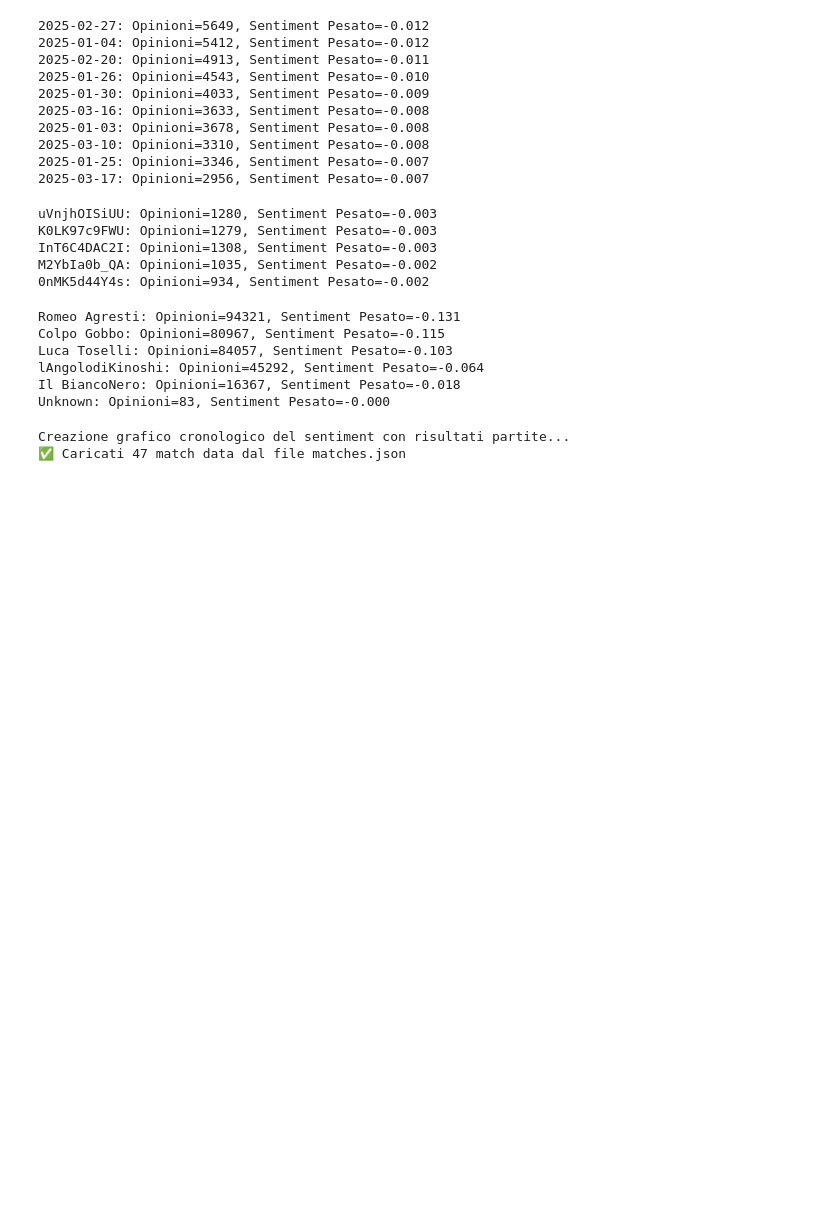
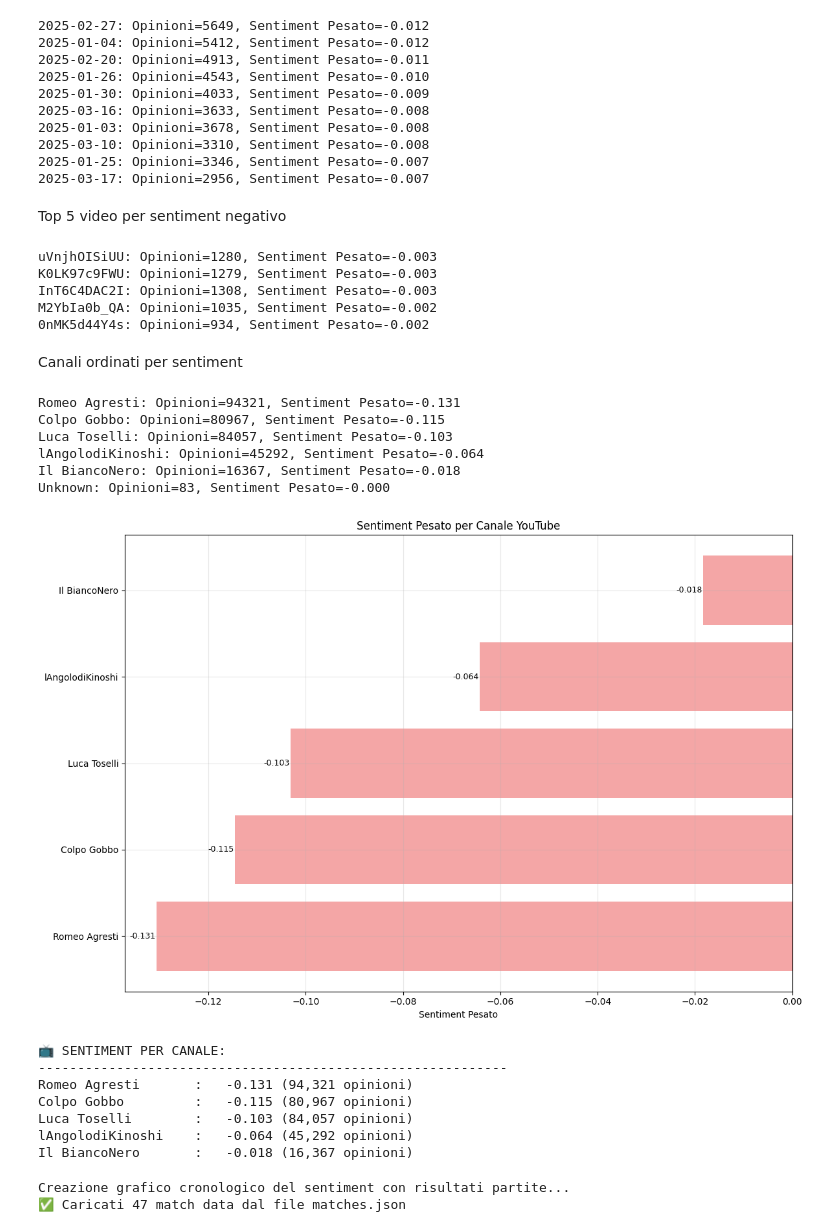
Before and after one commit to pizoz/SocialMediaMining, a Jupyter notebook: progetto/sentiment_analysis.ipynb, the cells around one changed output. Saved outputs shown, nothing was run; the diff lists cells and outputs as text; code cells hidden in the pictures; blank space fills up the shorter version.

```diff
--- a/progetto/sentiment_analysis.ipynb
+++ b/progetto/sentiment_analysis.ipynb
@@ -1135,6 +1139,8 @@ for soggetto, scores in date_sorted_weighted.items():
 2025-03-10: Opinioni=3310, Sentiment Pesato=-0.008
 2025-01-25: Opinioni=3346, Sentiment Pesato=-0.007
 2025-03-17: Opinioni=2956, Sentiment Pesato=-0.007
+# %% [markdown]
+Top 5 video per sentiment negativo
 # %%
 # Calcola i punteggi pesati
 weighted_results = calculate_weighted_sentiment(video_dict)
@@ -1157,6 +1163,8 @@ K0LK97c9FWU: Opinioni=1279, Sentiment Pesato=-0.003
 InT6C4DAC2I: Opinioni=1308, Sentiment Pesato=-0.003
 M2YbIa0b_QA: Opinioni=1035, Sentiment Pesato=-0.002
 0nMK5d44Y4s: Opinioni=934, Sentiment Pesato=-0.002
+# %% [markdown]
+Canali ordinati per sentiment
 # %%
 # Calcola i punteggi pesati
 weighted_results = calculate_weighted_sentiment(channel_dict)
@@ -1178,6 +1186,72 @@ Luca Toselli: Opinioni=84057, Sentiment Pesato=-0.103
 lAngolodiKinoshi: Opinioni=45292, Sentiment Pesato=-0.064
 Il BiancoNero: Opinioni=16367, Sentiment Pesato=-0.018
 Unknown: Opinioni=83, Sentiment Pesato=-0.000
+# %%
+import matplotlib.pyplot as plt
+def plot_sentiment_by_channel(channel_dict):
+    """
+    Crea un grafico del sentiment per canale
+    """
+    # Calcola i punteggi pesati per canali
+    weighted_results = calculate_weighted_sentiment(channel_dict)
+
+    # Crea il grafico del sentiment pesato per canale
+    fig, ax = plt.subplots(figsize=(12, 8))
+
+    # Ordina per sentiment pesato (dal più negativo al meno negativo)
+    sorted_channels = sorted(weighted_results.items(),
+                           key=lambda x: x[1]['weighted_sentiment'],
+                           reverse=False)
+
+    # Estrai solo i canali (escludendo "Unknown" se vuoi)
+    channels = [item[0] for item in sorted_channels if item[0] != "Unknown"]
+    weighted_sentiments = [item[1]['weighted_sentiment'] for item in sorted_channels if item[0] != "Unknown"]
+    opinions_counts = [item[1]['num_comments'] for item in sorted_channels if item[0] != "Unknown"]
+
+    # Crea il grafico a barre orizzontali
+    bars = ax.barh(channels, weighted_sentiments, color='lightcoral', alpha=0.7)
+    ax.set_xlabel('Sentiment Pesato')
+    ax.set_title('Sentiment Pesato per Canale YouTube')
+    ax.grid(True, alpha=0.3)
+
+    # Aggiungi valori sulle barre con numero di opinioni
+    for i, (bar, sentiment, opinions) in enumerate(zip(bars, weighted_sentiments, opinions_counts)):
+        width = bar.get_width()
+        # Posiziona il testo a destra della barra se negativo, a sinistra se positivo
+        if width < 0:
+            ha = 'right'
+            x_pos = width - abs(max(weighted_sentiments)) * 0.01
+        else:
+            ha = 'left'
+            x_pos = width + abs(max(weighted_sentiments)) * 0.01
+
+        ax.text(x_pos, bar.get_y() + bar.get_height()/2,
+                f"{sentiment:.3f}",
+                ha=ha, va='center', fontsize=9)
+
+    # Aggiungi una linea verticale sullo zero
+    ax.axvline(x=0, color='black', linestyle='-', alpha=0.5, linewidth=1)
+
+    plt.tight_layout()
+    plt.show()
+
+    # Stampa anche le statistiche
+    print("\n📺 SENTIMENT PER CANALE:")
+    print("-" * 60)
+    for channel, sentiment, opinions in zip(channels, weighted_sentiments, opinions_counts):
+        print(f"{channel:<20}: {sentiment:>8.3f} ({opinions:>6,} opinioni)")
+
+# Esegui la visualizzazione per i canali
+plot_sentiment_by_channel(channel_dict)
+# %% [output]
+[figure, added]
+📺 SENTIMENT PER CANALE:
+------------------------------------------------------------
+Romeo Agresti       :   -0.131 (94,321 opinioni)
+Colpo Gobbo         :   -0.115 (80,967 opinioni)
+Luca Toselli        :   -0.103 (84,057 opinioni)
+lAngolodiKinoshi    :   -0.064 (45,292 opinioni)
+Il BiancoNero       :   -0.018 (16,367 opinioni)
 # %%
 # Modifica della funzione plot_sentiment_chronologically per includere i risultati delle partite
 import matplotlib.pyplot as plt
```
Also changed, not shown: parts of 3 cells of this notebook.
